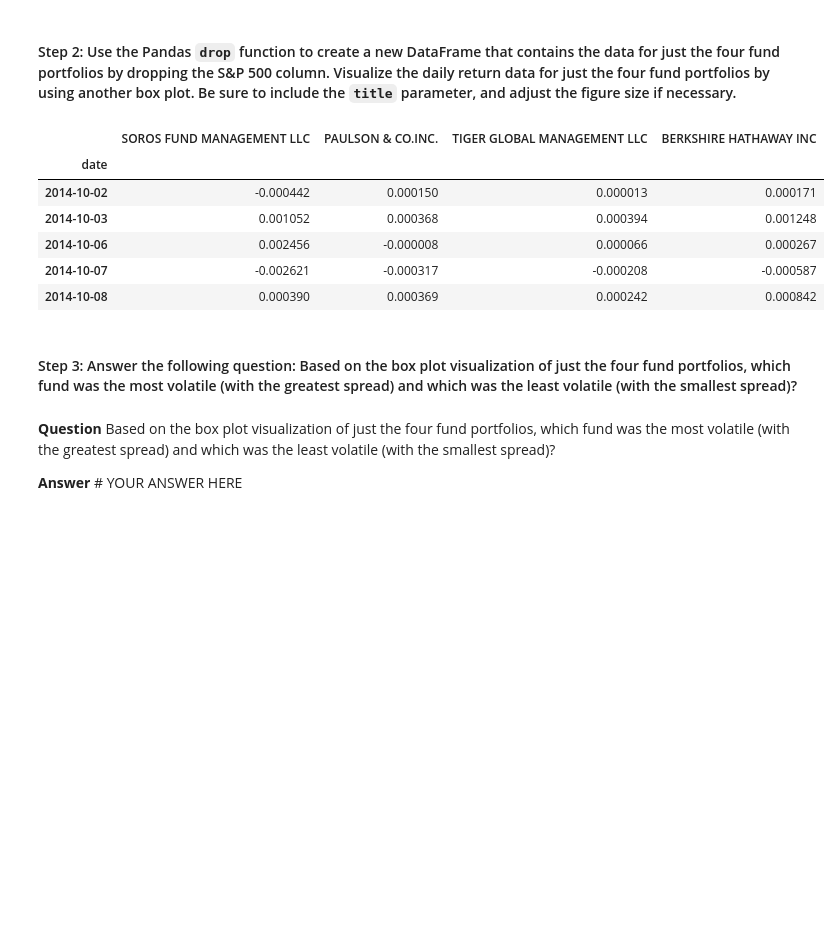
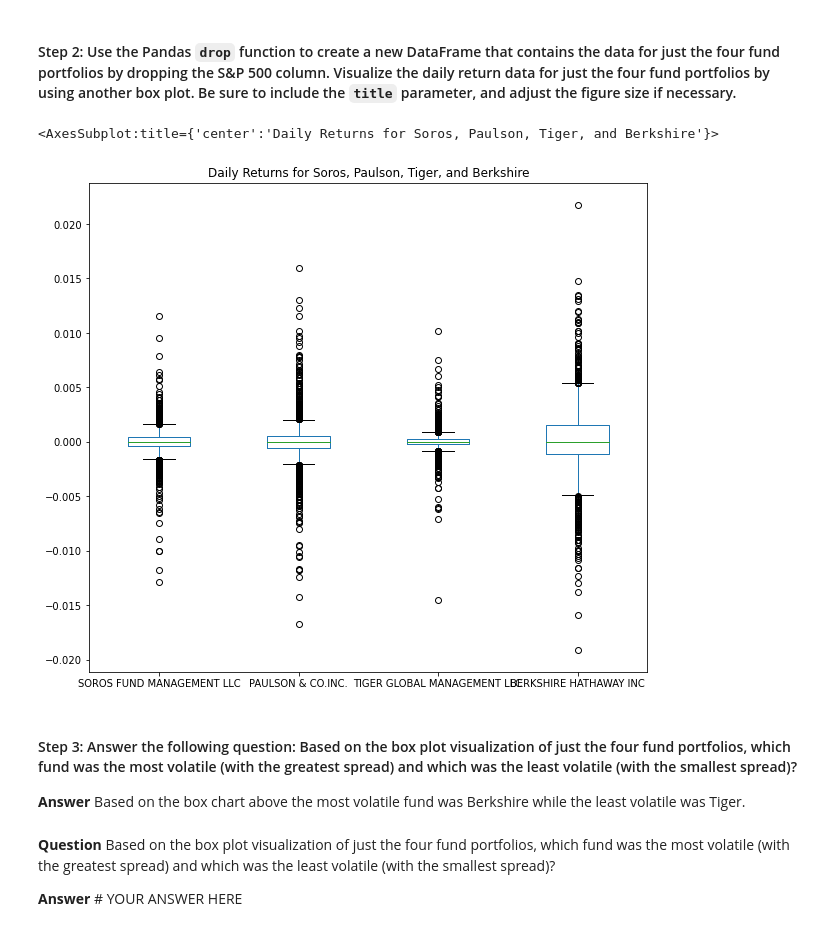
Before and after one commit to medina4595/Analyzing_risk_return, a Jupyter notebook: Starter_Code/risk_return_analysis.ipynb, the cells around one changed output. Cells and saved outputs as stored; diff of their text form; code cells hidden in the pictures; blank space fills up the shorter version.

```diff
--- a/Starter_Code/risk_return_analysis.ipynb
+++ b/Starter_Code/risk_return_analysis.ipynb
@@ -210,20 +210,17 @@ whale_navs_daily_returns_df.plot.box(figsize=(10,9),title="Daily returns for Sor
 # %%
 # Create a new DataFrame containing only the 4 fund portfolios by dropping the S&P 500 column from the DataFrame
 # Create box plots to reflect the return data for only the 4 fund portfolios
 # Include a title parameter and adjust the figure size
 new_whales_daily_returns_df = whale_navs_daily_returns_df.drop(columns=["S&P 500"])
 
-new_whales_daily_returns_df.head()
+new_whales_daily_returns_df.plot.box(figsize=(10,9),title="Daily Returns for Soros, Paulson, Tiger, and Berkshire", xlabel="Date")
 # %% [output]
-|  | SOROS FUND MANAGEMENT LLC | PAULSON & CO.INC. | TIGER GLOBAL MANAGEMENT LLC | BERKSHIRE HATHAWAY INC |
-| date |  |  |  |  |
-| 2014-10-02 | -0.000442 | 0.000150 | 0.000013 | 0.000171 |
-| 2014-10-03 | 0.001052 | 0.000368 | 0.000394 | 0.001248 |
-| 2014-10-06 | 0.002456 | -0.000008 | 0.000066 | 0.000267 |
-| 2014-10-07 | -0.002621 | -0.000317 | -0.000208 | -0.000587 |
-| 2014-10-08 | 0.000390 | 0.000369 | 0.000242 | 0.000842 |
+<AxesSubplot:title={'center':'Daily Returns for Soros, Paulson, Tiger, and Berkshire'}>
+[figure, added]
 # %% [markdown]
 #### Step 3: Answer the following question: Based on the box plot visualization of just the four fund portfolios, which fund was the most volatile (with the greatest spread) and which was the least volatile (with the smallest spread)?
+
+**Answer** Based on the box chart above the most volatile fund was Berkshire while the least volatile was Tiger.
 # %% [markdown]
 **Question** Based on the box plot visualization of just the four fund portfolios, which fund was the most volatile (with the greatest spread) and which was the least volatile (with the smallest spread)?
 
```
Also changed, not shown: parts of 3 cells of this notebook.
